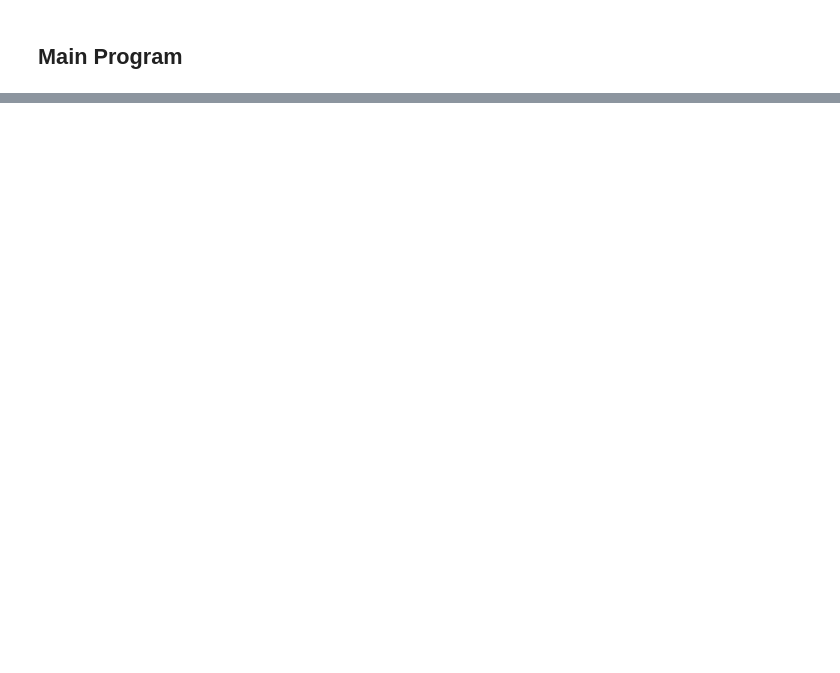
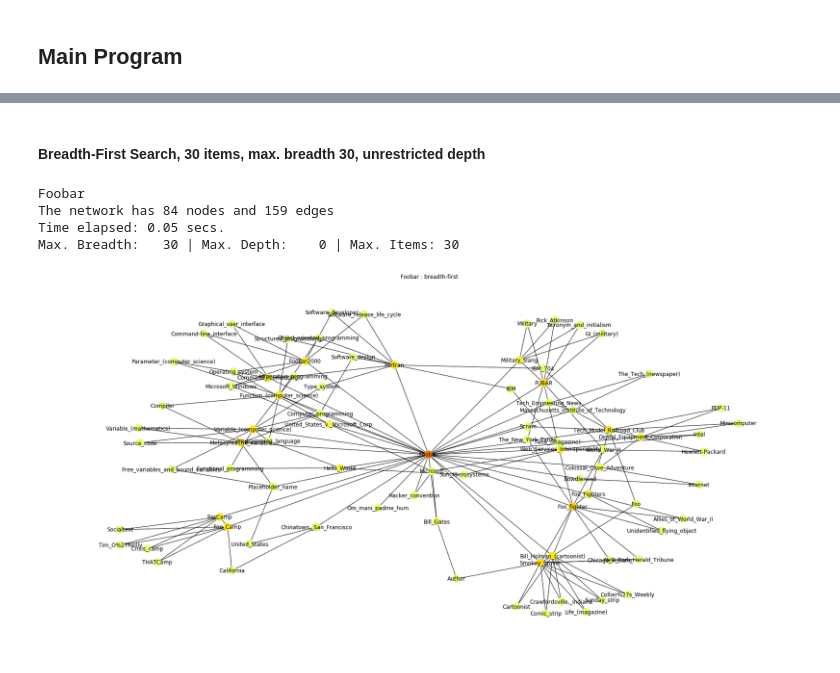
Before and after one commit to CrazySwimmer/Wikipedia-mapping, a Jupyter notebook: wiki-mapper.ipynb, the cells around one changed output, grey strips where cells are left out. Saved outputs shown, nothing was run; the diff lists cells and outputs as text; code cells hidden in the pictures; blank space fills up the shorter version.

```diff
--- a/wiki-mapper.ipynb
+++ b/wiki-mapper.ipynb
@@ -277,0 +354,21 @@ The network has 73 nodes and 174 edges
+# %%
+article = 'Foobar'     #Starting article
+# %% [markdown]
+#### Breadth-First Search, 30 items, max. breadth 30, unrestricted depth
+# %%
+sF = 'breadth'              #Search-First: 'breadth' or 'depth'
+mB = 30                     #Max breadth
+mD = 0                      #Max depth
+mI = 30                     #Max items
+with_labels=True            #Label names for nodes
+flexible_nodesize=False     #Node-size adapt to recurrence of node in the network
+
+#----------------------------------------------------------
+main_call(article=article, sF=sF, mB=mB, mD=mD, mI=mI, with_labels=with_labels,
+          flexible_nodesize=flexible_nodesize)
+# %% [output]
+Foobar
+The network has 84 nodes and 159 edges
+Time elapsed: 0.05 secs.
+Max. Breadth:   30 | Max. Depth:    0 | Max. Items: 30
+[figure, added]
```
Also changed, not shown: parts of 24 cells of this notebook, 1 other file.
